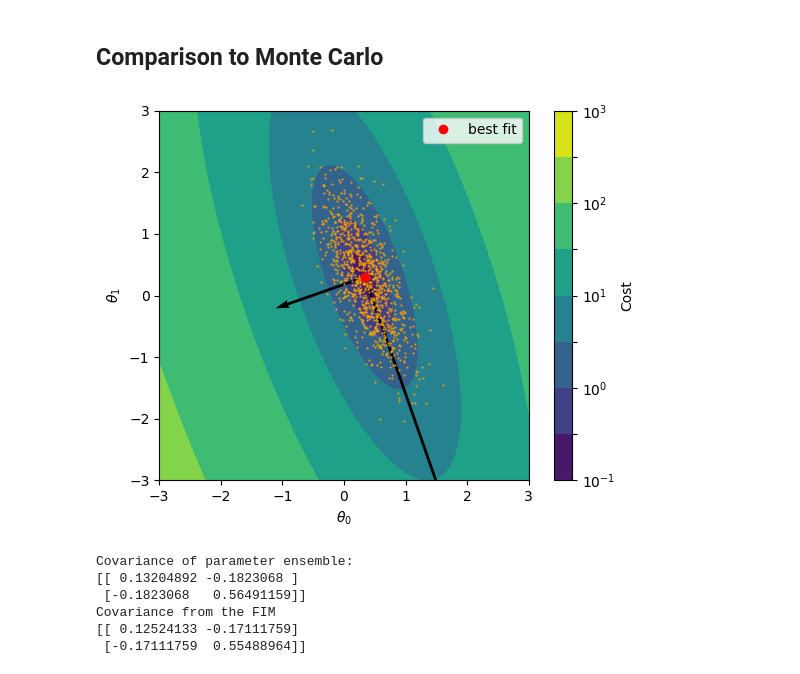
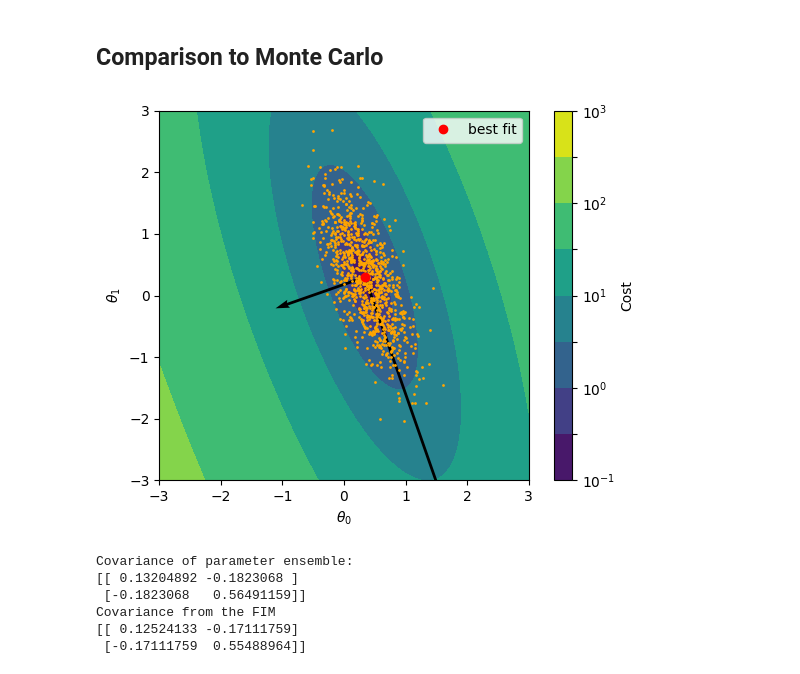
Before and after one commit to yonatank93/UQ_tutorial, a Jupyter notebook: UQ.ipynb, the cells around one changed output. Saved outputs shown, nothing was run; the diff lists cells and outputs as text; code cells hidden in the pictures.

```diff
--- a/UQ.ipynb
+++ b/UQ.ipynb
@@ -191,25 +191,25 @@ plt.show()
 # %%
 plt.figure()
 im = plt.contourf(
     P0, P1, COST, locator=mpl.ticker.LogLocator(), levels=np.logspace(-1, 3, 9)
 )
 clb = plt.colorbar(im)
 
-plt.plot(*(param_ensemble.T), ".", color="orange", ms=1)
+plt.plot(*(param_ensemble.T), ".", color="orange", ms=2)
 plt.plot(*bestfit, "ro", label="best fit")
 
 for lam, v in zip(eigvals, eigvecs.T):
     scale = np.sqrt(lam)
     plt.quiver(*bestfit, *v, scale=scale)
 
 plt.xlabel(r"$\theta_0$")
 plt.ylabel(r"$\theta_1$")
 clb.set_label("Cost")
 plt.gca().set_aspect(1)
 plt.legend()
 plt.show()
 # %% [output]
-[figure, old version]
+[figure, new version]
 # %%
 # Compare the covariance of parameter ensemble with the FIM
 print("Covariance of parameter ensemble:")
```
Also changed, not shown: parts of 13 cells of this notebook.
